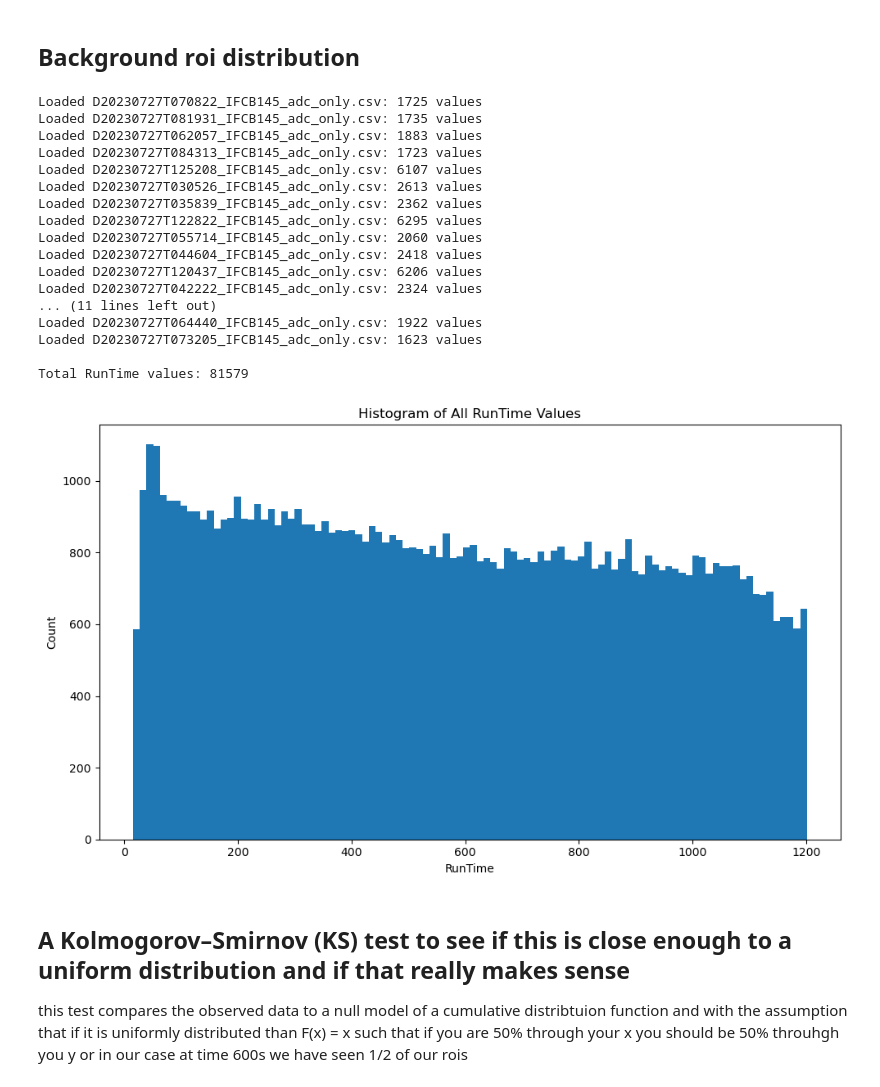
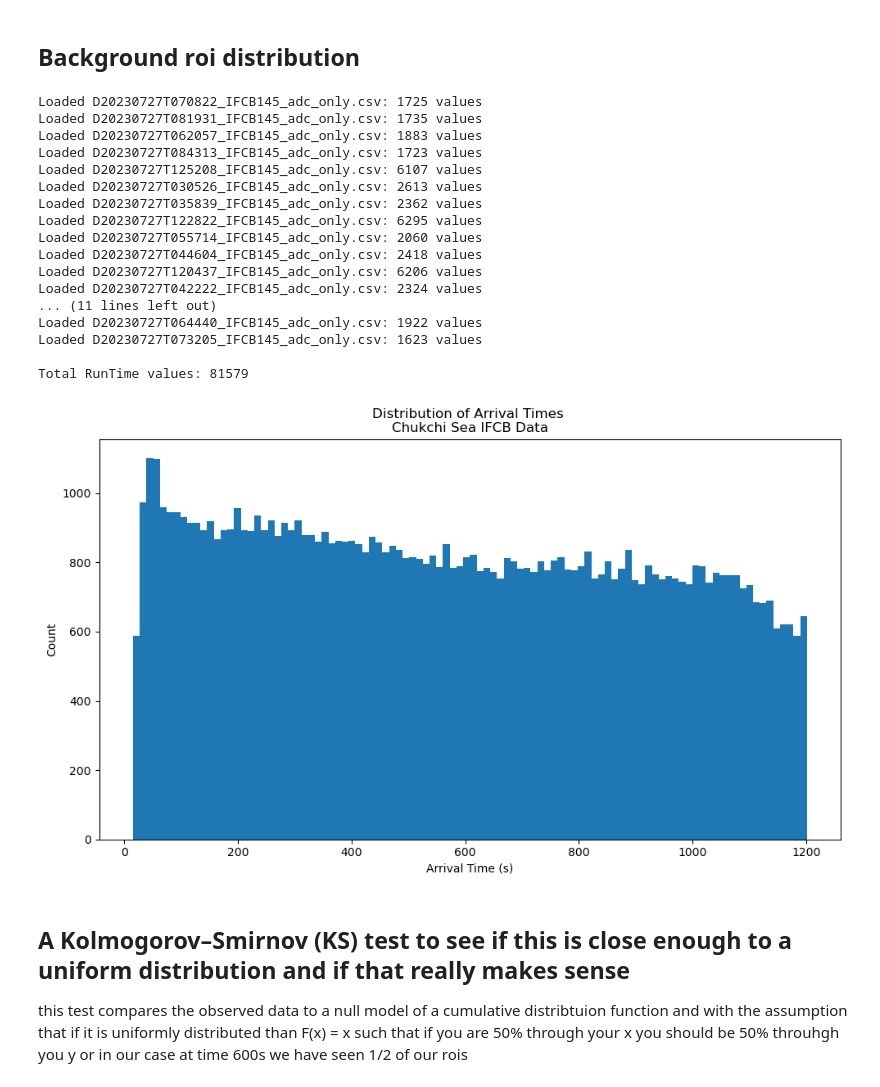
Before and after one commit to michaelstaiger/IFCBParticleSize, a Jupyter notebook: EmpyricalAnalysis/Notebooks/ChukchiBivalves.ipynb, the cells around one changed output. Drawn from its saved outputs; the diff is of its cells as text; code cells hidden in the pictures.

```diff
--- a/EmpyricalAnalysis/Notebooks/ChukchiBivalves.ipynb
+++ b/EmpyricalAnalysis/Notebooks/ChukchiBivalves.ipynb
@@ -281,36 +281,36 @@ print(f"\nTotal RunTime values: {len(runtime_series)}")
 # -----------------------------
 # Plot histogram
 # -----------------------------
 plt.figure(figsize=(10, 6))
 
 plt.hist(runtime_series, bins=100)
 
-plt.xlabel("RunTime")
+plt.xlabel("Arrival Time (s)")
 plt.ylabel("Count")
-plt.title("Histogram of All RunTime Values")
+plt.title("Distribution of Arrival Times \nChukchi Sea IFCB Data")
 
 plt.tight_layout()
 #plt.savefig("../Figs/chukchi/AllRunTimesHist.png")
 plt.show()
 # %% [output]
 Loaded D20230727T070822_IFCB145_adc_only.csv: 1725 values
 Loaded D20230727T081931_IFCB145_adc_only.csv: 1735 values
 Loaded D20230727T062057_IFCB145_adc_only.csv: 1883 values
 Loaded D20230727T084313_IFCB145_adc_only.csv: 1723 values
 Loaded D20230727T125208_IFCB145_adc_only.csv: 6107 values
 Loaded D20230727T030526_IFCB145_adc_only.csv: 2613 values
 Loaded D20230727T035839_IFCB145_adc_only.csv: 2362 values
 Loaded D20230727T122822_IFCB145_adc_only.csv: 6295 values
 Loaded D20230727T055714_IFCB145_adc_only.csv: 2060 values
 Loaded D20230727T044604_IFCB145_adc_only.csv: 2418 values
 Loaded D20230727T120437_IFCB145_adc_only.csv: 6206 values
 Loaded D20230727T042222_IFCB145_adc_only.csv: 2324 values
 ... (11 lines left out)
 Loaded D20230727T064440_IFCB145_adc_only.csv: 1922 values
 Loaded D20230727T073205_IFCB145_adc_only.csv: 1623 values
 
 Total RunTime values: 81579
-[figure, old version]
+[figure, new version]
 # %% [markdown]
 ## A Kolmogorov–Smirnov (KS) test to see if this is close enough to a uniform distribution and if that really makes sense
 this test compares the observed data to a null model of a cumulative distribtuion function and with the assumption that if it is uniformly distributed than F(x) = x such that if you are 50% through your x you should be 50% throuhgh you y or in our case at time 600s we have seen 1/2 of our rois
```
Also changed, not shown: parts of 1 cell of this notebook, 9 other files.
